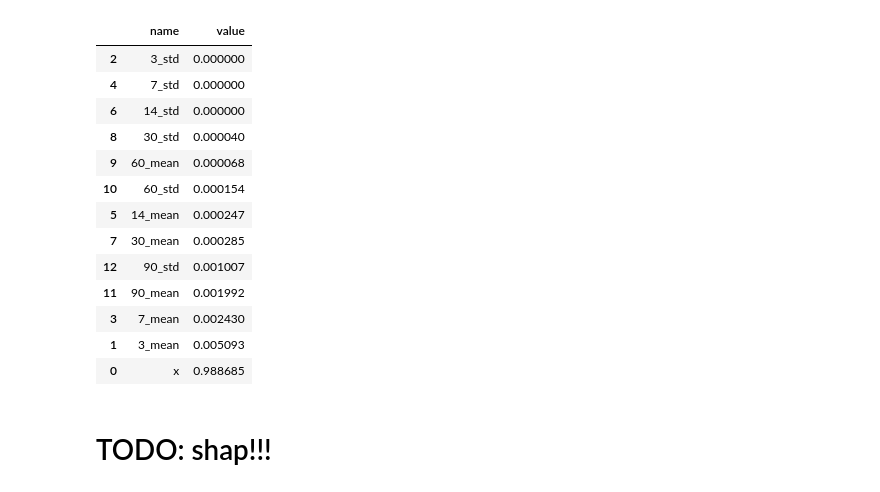
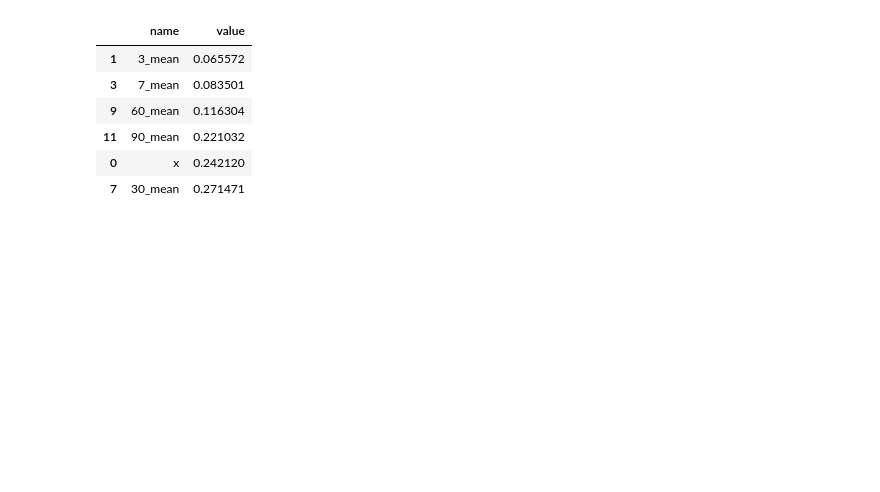
Before and after one commit to ferencberes/ds-tools, a Jupyter notebook: time_series/TSTrials.ipynb, the cells around one changed output. Cells and saved outputs as stored; diff of their text form; code cells hidden in the pictures; blank space fills up the shorter version.

```diff
--- a/time_series/TSTrials.ipynb
+++ b/time_series/TSTrials.ipynb
@@ -33,0 +41,2 @@ ts_df.head()
+# %%
+ts_df.set_index("date")["value"].plot(figsize=(20,6))
@@ -101,0 +136,7 @@ done
+# %%
+#predict for next week value
+sizes = [3,7,14,30,60,90]
+#sizes = [3,5,10,20,40,60]
+stats = ["mean","std"]
+tsf = TSFeatureCalculator(ts_df, "date", "value", 5, True)
+tsf.generate_window_features(window_size=sizes, window_stats=stats, min_periods=1)#, window_type="D")
@@ -102,5 +165,7 @@ done
 # %%
-tsc = TSClassifier(tsf.df, "value", exclude=["date","day_of_week","month","day_of_month"])
+exclude = ["date","month","day_of_month","day_of_week"]
+tsc = TSClassifier(tsf.df, "value", missing_value=None, exclude=exclude)
+print(tsc.single_feature_performance().sort_values("rmse"))
 X_tr, y_tr, X_te, y_te = tsc.temporal_train_test_split()
 print(len(X_tr), len(X_te))
 # %% [output]
@@ -109,13 +190,10 @@ print(len(X_tr), len(X_te))
 from sklearn.linear_model import LinearRegression, Lasso, Ridge, ElasticNet
 from sklearn.ensemble import GradientBoostingRegressor
 from sklearn.tree import DecisionTreeRegressor
-from sklearn.metrics import mean_squared_error, mean_absolute_percentage_error
 
-models = [LinearRegression(), Lasso(), Ridge(), ElasticNet(), DecisionTreeRegressor(max_depth=3), GradientBoostingRegressor(n_estimators=30, max_depth=3)]
+models = [LinearRegression(), Lasso(), Ridge(), ElasticNet(), DecisionTreeRegressor(max_depth=1), GradientBoostingRegressor(n_estimators=30, max_depth=1)]
 for model in models:
     model.fit(X_tr, y_tr)
     y_pred = model.predict(X_te)
-    rmse = np.sqrt(mean_squared_error(y_te, y_pred))
-    mape = mean_absolute_percentage_error(y_te, y_pred)
-    print(rmse, mape)
+    print(eval_model(y_te, y_pred))
 # %% [output]
@@ -145,19 +213,10 @@ tsc.get_feature_importance(models[0].coef_)
 # %%
-tsc.get_feature_importance(models[-1].feature_importances_)
+tsc.get_feature_importance(models[-1].feature_importances_, True)
 # %% [output]
 |  | name | value |
-| 2 | 3_std | 0.000000 |
-| 4 | 7_std | 0.000000 |
-| 6 | 14_std | 0.000000 |
-| 8 | 30_std | 0.000040 |
-| 9 | 60_mean | 0.000068 |
-| 10 | 60_std | 0.000154 |
-| 5 | 14_mean | 0.000247 |
-| 7 | 30_mean | 0.000285 |
-| 12 | 90_std | 0.001007 |
-| 11 | 90_mean | 0.001992 |
-| 3 | 7_mean | 0.002430 |
-| 1 | 3_mean | 0.005093 |
-| 0 | x | 0.988685 |
+| 1 | 3_mean | 0.065572 |
+| 3 | 7_mean | 0.083501 |
+| 9 | 60_mean | 0.116304 |
+| 11 | 90_mean | 0.221032 |
+| 0 | x | 0.242120 |
+| 7 | 30_mean | 0.271471 |
-# %% [markdown]
-# TODO: shap!!!
```
Also changed, not shown: parts of 19 cells of this notebook.
